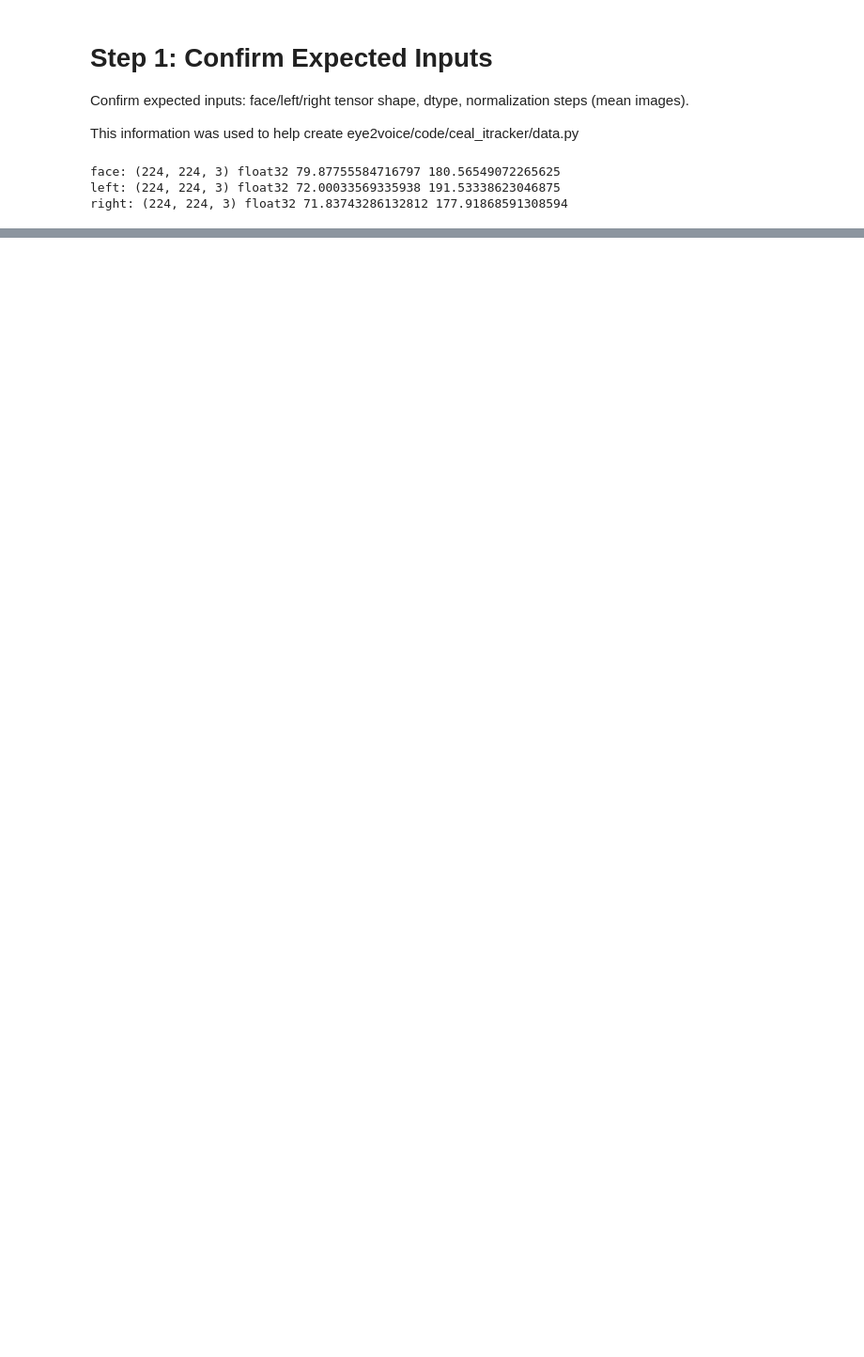
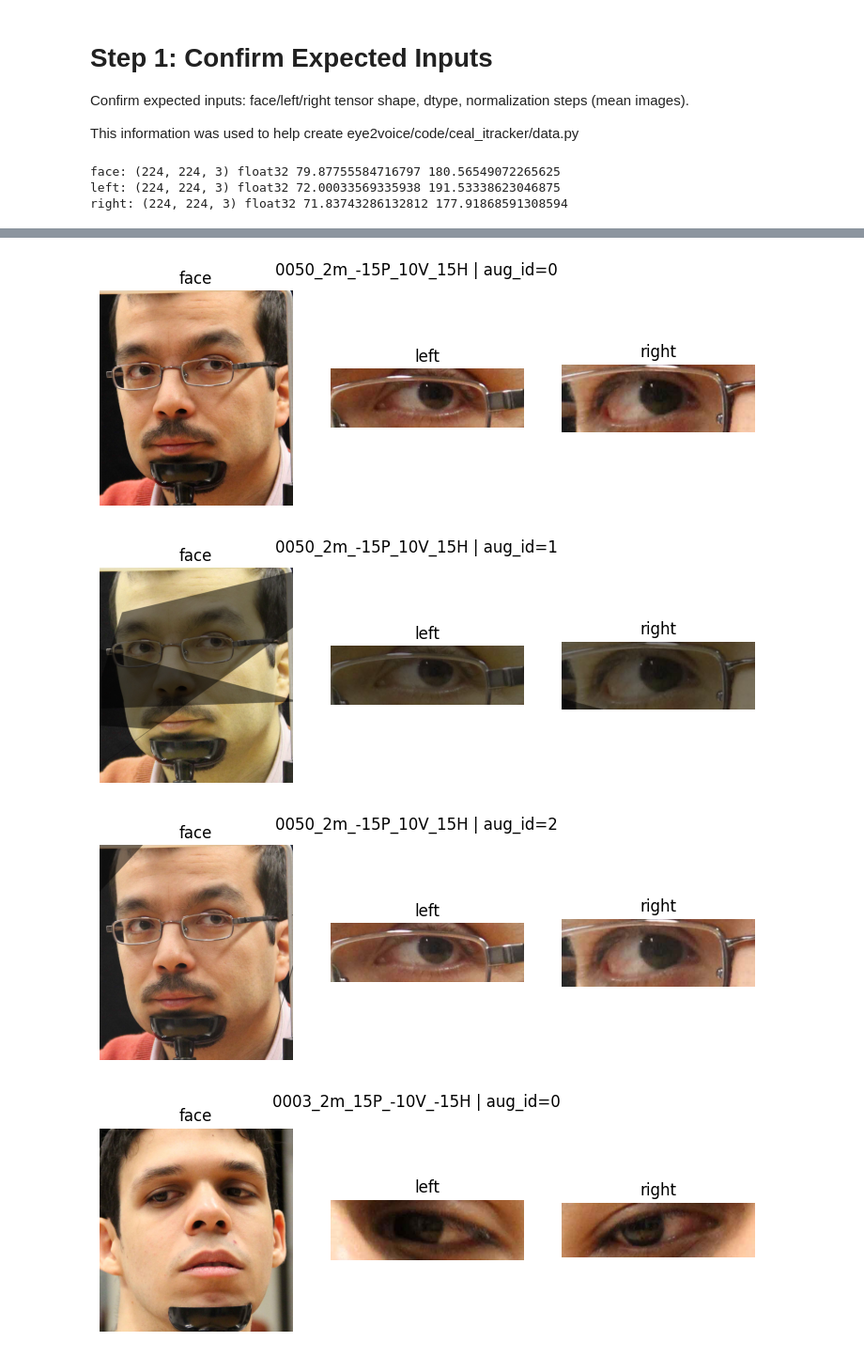
Before and after one commit to ketadesai20/eye2voice, a Jupyter notebook: notebooks/ceal_itracker/step_0.ipynb, the cells around one changed output, grey strips where cells are left out. Shown at 94% size. Drawn from its saved outputs; the diff is of its cells as text; code cells hidden in the pictures; blank space fills up the shorter version.

```diff
--- a/notebooks/ceal_itracker/step_0.ipynb
+++ b/notebooks/ceal_itracker/step_0.ipynb
@@ -129,0 +1014,34 @@ create correct manifest csv to ensure the crops that belong to the same face sta
+# %%
+def show_crops(face_crop, left_crop, right_crop, title=""):
+    fig, axes = plt.subplots(1, 3, figsize=(9,3))
+    for ax, crop, name in zip(axes, [face_crop, left_crop, right_crop], ["face","left","right"]):
+        ax.imshow(crop)
+        ax.set_title(name)
+        ax.axis("off")
+    fig.suptitle(title)
+    plt.show()
+# %%
+# Pass condition: you visually see a face crop and two eye crops, not random background.
+for rec in test_samples:
+    img_np = np.array(Image.open(rec["path"]).convert("RGB"))
+    stem = Path(rec["filename"]).stem
+
+    for aug_id in range(0, K_test + 1):
+        img_aug, face_b, left_b, right_b, _ = augment_full_and_bboxes(
+            img_np, rec["face_bbox_px"], rec["left_bbox_px"], rec["right_bbox_px"], aug, aug_id
+        )
+
+        face_crop = crop_from_bbox(img_aug, face_b, min_px=20)
+        left_crop = crop_from_bbox(img_aug, left_b, min_px=20)
+        right_crop = crop_from_bbox(img_aug, right_b, min_px=20)
+
+        if face_crop is None or left_crop is None or right_crop is None:
+            print("BAD CROP:", stem, "aug_id", aug_id)
+            continue
+
+        show_crops(face_crop, left_crop, right_crop, title=f"{stem} | aug_id={aug_id}")
+# %% [output]
+[figure, added]
+[figure, added]
+[figure, added]
+[figure, added]
```
Also changed, not shown: parts of 68 cells of this notebook, 2 other files.
